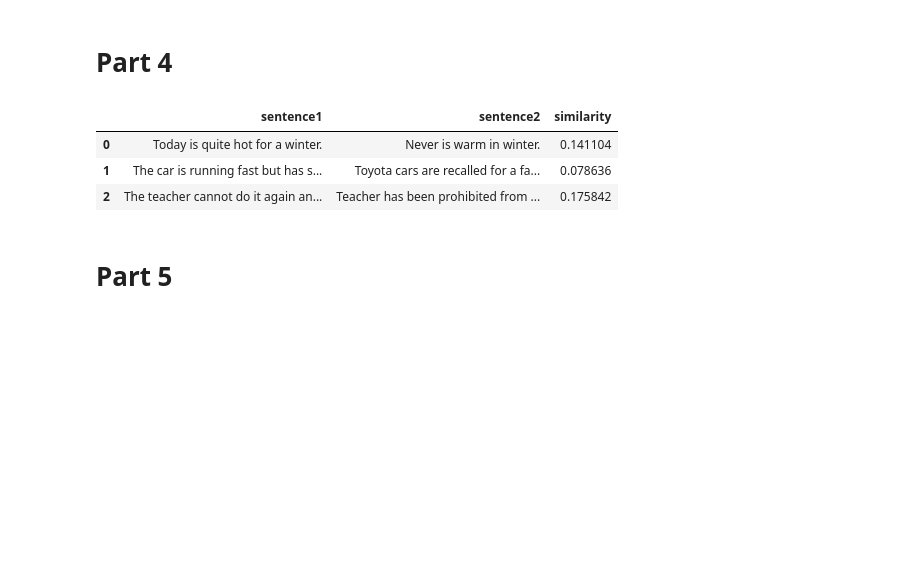
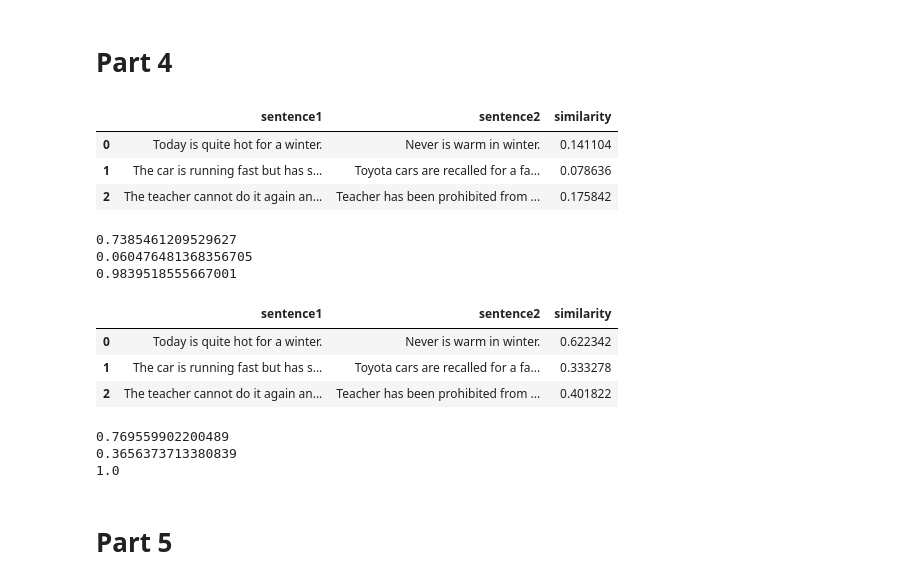
Before and after one commit to illale/lnp-project, a Jupyter notebook: project.ipynb, the cells around one changed output. Drawn from its saved outputs; the diff is of its cells as text; code cells hidden in the pictures; blank space fills up the shorter version.

Commit message:
Add the boosted method.

```diff
--- a/project.ipynb
+++ b/project.ipynb
@@ -154,6 +163,57 @@ df
 | 0 | Today is quite hot for a winter. | Never is warm in winter. | 0.141104 |
 | 1 | The car is running fast but has s... | Toyota cars are recalled for a fa... | 0.078636 |
 | 2 | The teacher cannot do it again an... | Teacher has been prohibited from ... | 0.175842 |
+# %%
+print(get_sentence_similarity("John is very nice.", "Is John very nice?"))
+print(get_sentence_similarity("I have a pen.", "Where is ink."))
+print(get_sentence_similarity("It is a dog.", "It is a pig."))
+# %% [output]
+0.7385461209529627
+0.060476481368356705
+0.9839518555667001
+# %%
+def get_boosted_sentence_similarity(sentence1, sentence2):
+    sentence1 = sentence1[:-1]
+    sentence2 = sentence2[:-1]
+    words2 = sentence2.split(" ")
+    lw = len(words2)
+
+    bag1 = get_bag_of_words(sentence1)
+    r = ""
+    i = lw
+    for w in words2:
+        if w not in bag1:
+            r += w + " "
+            i -= 1
+    bag2 = get_bag_of_words(r)
+    return ((lw - i) * jaccard_similarity(bag1, bag2) + i)/lw
+# %%
+results = []
+for pair in sentence_pairs_list:
+    results.append(get_boosted_sentence_similarity(pair[0], pair[1]))
+
+# create a table
+d = {
+    "sentence1": [x[0] for x in sentence_pairs_list],
+    "sentence2": [x[1] for x in sentence_pairs_list],
+    "similarity": results
+}
+
+df = pd.DataFrame.from_dict(d)
+df
+# %% [output]
+|  | sentence1 | sentence2 | similarity |
+| 0 | Today is quite hot for a winter. | Never is warm in winter. | 0.622342 |
+| 1 | The car is running fast but has s... | Toyota cars are recalled for a fa... | 0.333278 |
+| 2 | The teacher cannot do it again an... | Teacher has been prohibited from ... | 0.401822 |
+# %%
+print(get_boosted_sentence_similarity("John is very nice.", "Is John very nice?"))
+print(get_boosted_sentence_similarity("I have a pen.", "Where is ink."))
+print(get_boosted_sentence_similarity("It is a dog.", "It is a pig."))
+# %% [output]
+0.769559902200489
+0.3656373713380839
+1.0
 # %% [markdown]
 # Part 5
 # %%
```
Also changed, not shown: parts of 4 cells of this notebook.
